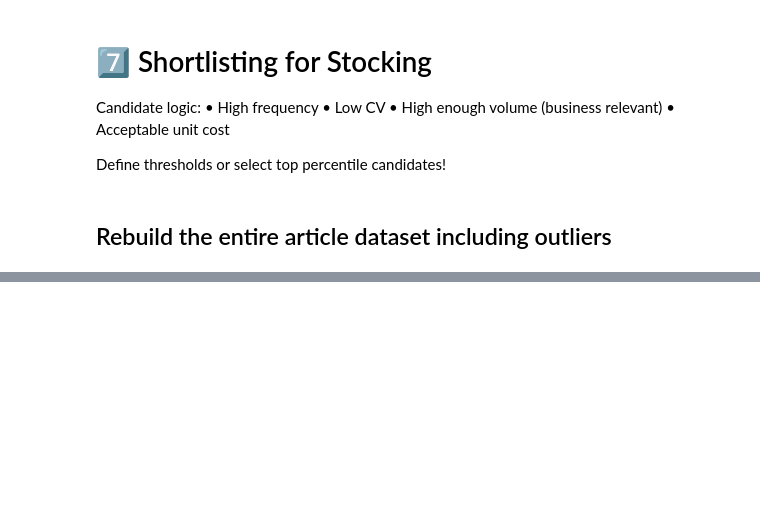
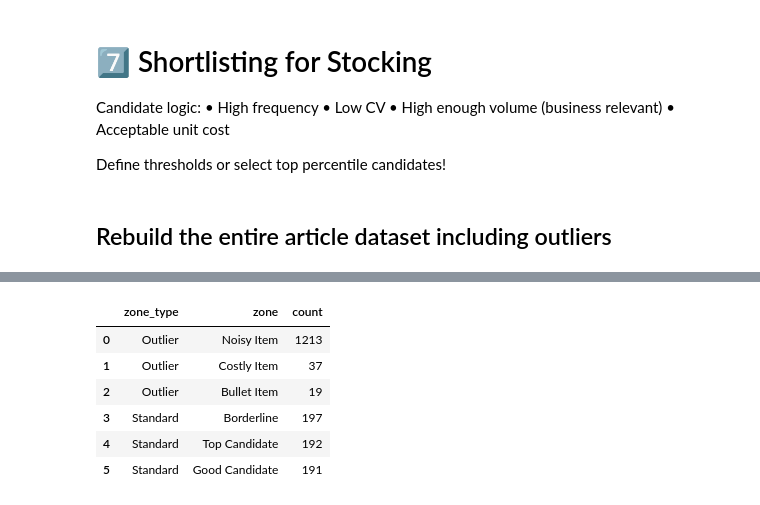
Before and after one commit to werderame/Real-Life-Manufacturing-Inventory-Analysis, a Jupyter notebook: clustering_so_articles/clustering_sales_articles_v02.ipynb, the cells around one changed output, grey strips where cells are left out. Cells and saved outputs as stored; diff of their text form; code cells hidden in the pictures; blank space fills up the shorter version.

Commit message:
html output style adjustments

```diff
--- a/clustering_so_articles/clustering_sales_articles_v02.ipynb
+++ b/clustering_so_articles/clustering_sales_articles_v02.ipynb
@@ -828,0 +819,4 @@ all_data.to_html('../data/all_data_output.html', index=False)
+# %%
+# prep for html
+overview_all_data = all_data.value_counts(['zone_type', 'zone']).to_frame()
+overview_all_data = overview_all_data.sort_values('zone_type').reset_index()
@@ -828,0 +879,11 @@ all_data.to_html('../data/all_data_output.html', index=False)
+# %%
+
+overview_all_data
+# %% [output]
+|  | zone_type | zone | count |
+| 0 | Outlier | Noisy Item | 1213 |
+| 1 | Outlier | Costly Item | 37 |
+| 2 | Outlier | Bullet Item | 19 |
+| 3 | Standard | Borderline | 197 |
+| 4 | Standard | Top Candidate | 192 |
+| 5 | Standard | Good Candidate | 191 |
```
Also changed, not shown: parts of 4 cells of this notebook.
